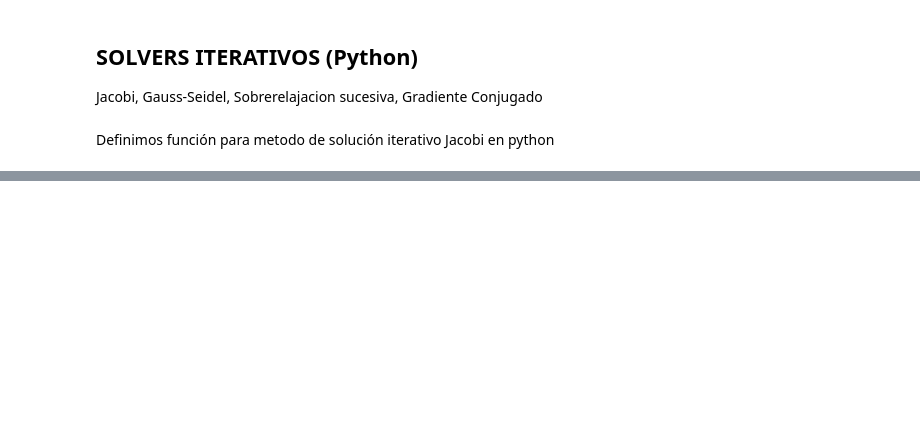
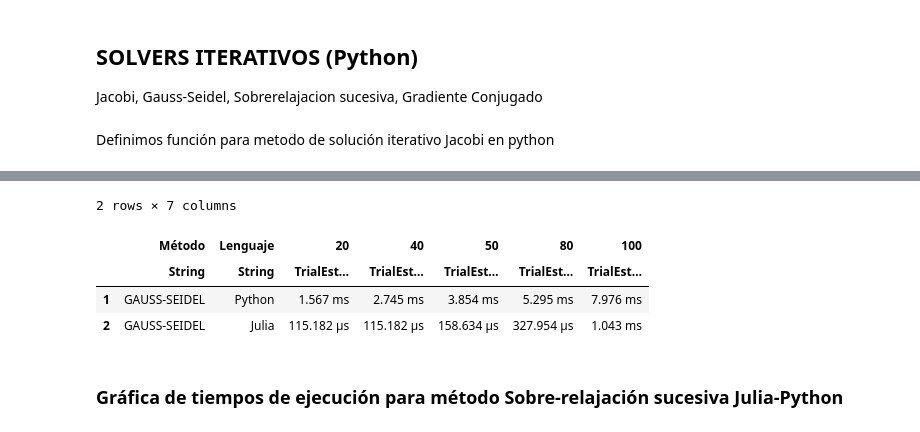
Before and after one commit to mvelozlucas/HPC-LA--2022-II, a Jupyter notebook: MP2/Julia/microproyecto2_julia.ipynb, the cells around one changed output, grey strips where cells are left out. Drawn from its saved outputs; the diff is of its cells as text; code cells hidden in the pictures; blank space fills up the shorter version.

```diff
--- a/MP2/Julia/microproyecto2_julia.ipynb
+++ b/MP2/Julia/microproyecto2_julia.ipynb
@@ -384,0 +458,10 @@ Utilizaremos $kn = 20$ iteraciones, junto con un sistema de tamaño $ n ∈ (20,
+# %%
+dataGauss = conv_dataframe(yGaussSP,yGaussSJ,"GAUSS-SEIDEL")
+# %% [output]
+2 rows × 7 columns
+|  | Método | Lenguaje | 20 | 40 | 50 | 80 | 100 |
+|  | String | String | TrialEst… | TrialEst… | TrialEst… | TrialEst… | TrialEst… |
+| 1 | GAUSS-SEIDEL | Python | 1.567 ms | 2.745 ms | 3.854 ms | 5.295 ms | 7.976 ms |
+| 2 | GAUSS-SEIDEL | Julia | 115.182 μs | 115.182 μs | 158.634 μs | 327.954 μs | 1.043 ms |
+# %% [markdown]
+### Gráfica de tiempos de ejecución para método Sobre-relajación sucesiva Julia-Python
```
Also changed, not shown: parts of 69 cells of this notebook.
